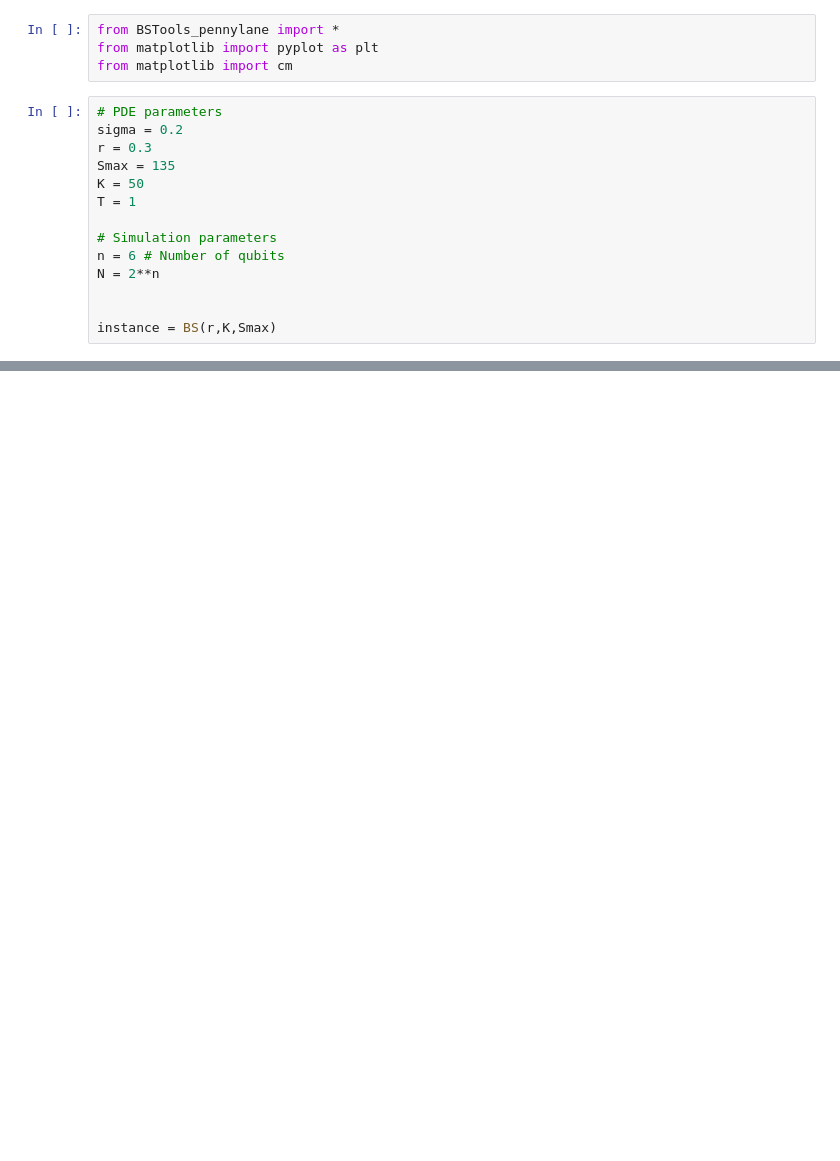
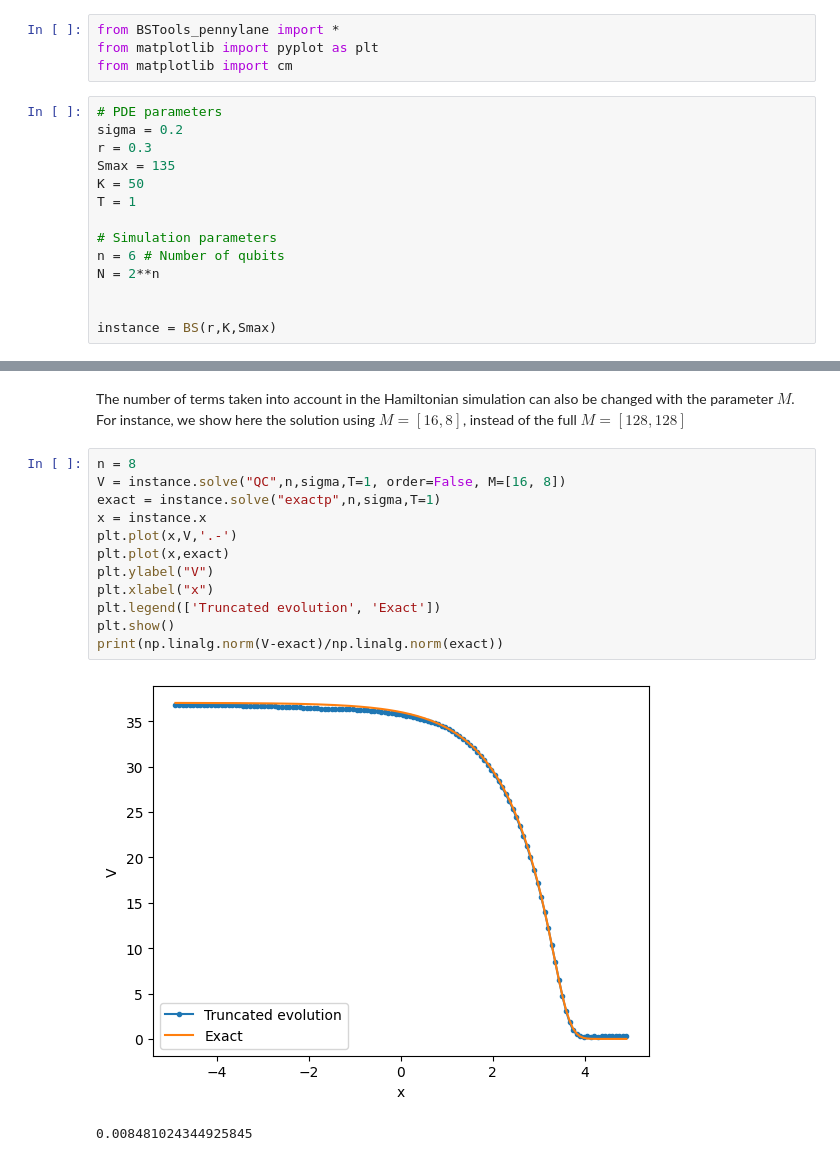
Before and after one commit to Sigma-Reply/QHack2024, a Jupyter notebook: Black-Scholes.ipynb, the cells around one changed output, grey strips where cells are left out. Saved outputs shown, nothing was run; the diff lists cells and outputs as text; blank space fills up the shorter version.

```diff
--- a/Black-Scholes.ipynb
+++ b/Black-Scholes.ipynb
@@ -187,0 +208,18 @@ plt.show()
+# %% [markdown]
+The number of terms taken into account in the Hamiltonian simulation can also be changed with the parameter $M$.\
+For instance, we show here the solution using $M=[16,8]$, instead of the full $M=[128,128]$
+# %%
+n = 8
+V = instance.solve("QC",n,sigma,T=1, order=False, M=[16, 8])
+exact = instance.solve("exactp",n,sigma,T=1)
+x = instance.x
+plt.plot(x,V,'.-')
+plt.plot(x,exact)
+plt.ylabel("V")
+plt.xlabel("x")
+plt.legend(['Truncated evolution', 'Exact'])
+plt.show()
+print(np.linalg.norm(V-exact)/np.linalg.norm(exact))
+# %% [output]
+[figure, added]
+0.008481024344925845
```
Also changed, not shown: parts of 12 cells of this notebook, 3 other files.
